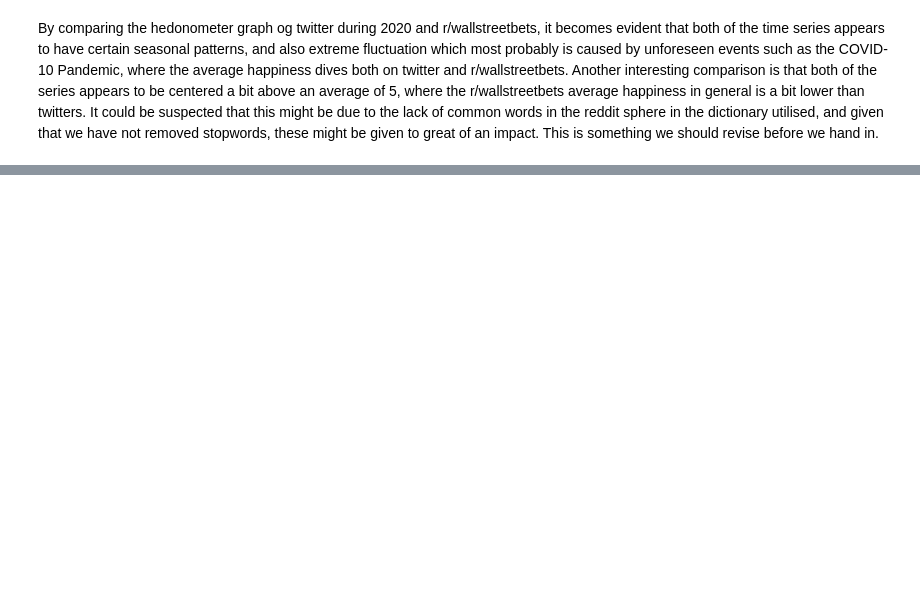
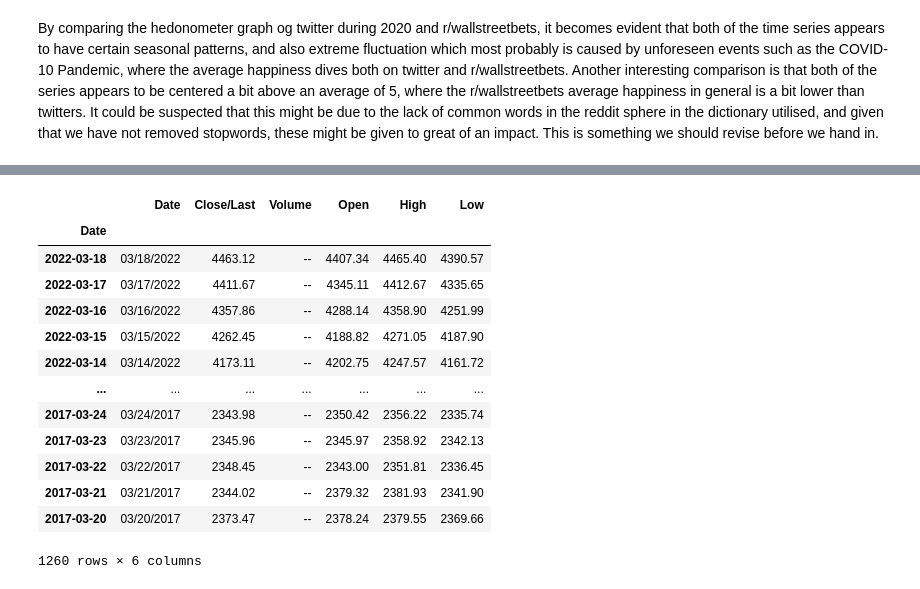
Before and after one commit to DanielHolmelund/Computational-Social-Science-02467, a Jupyter notebook: Week_7/Sentiment_analysis.ipynb, the cells around one changed output, grey strips where cells are left out. Saved outputs shown, nothing was run; the diff lists cells and outputs as text; code cells hidden in the pictures; blank space fills up the shorter version.

```diff
--- a/Week_7/Sentiment_analysis.ipynb
+++ b/Week_7/Sentiment_analysis.ipynb
@@ -285,0 +304,18 @@ By comparing the hedonometer graph og twitter during 2020 and r/wallstreetbets,
+# %%
+SP500.index = pd.to_datetime(SP500["Date"])
+SP500
+# %% [output]
+|  | Date | Close/Last | Volume | Open | High | Low |
+| Date |  |  |  |  |  |  |
+| 2022-03-18 | 03/18/2022 | 4463.12 | -- | 4407.34 | 4465.40 | 4390.57 |
+| 2022-03-17 | 03/17/2022 | 4411.67 | -- | 4345.11 | 4412.67 | 4335.65 |
+| 2022-03-16 | 03/16/2022 | 4357.86 | -- | 4288.14 | 4358.90 | 4251.99 |
+| 2022-03-15 | 03/15/2022 | 4262.45 | -- | 4188.82 | 4271.05 | 4187.90 |
+| 2022-03-14 | 03/14/2022 | 4173.11 | -- | 4202.75 | 4247.57 | 4161.72 |
+| ... | ... | ... | ... | ... | ... | ... |
+| 2017-03-24 | 03/24/2017 | 2343.98 | -- | 2350.42 | 2356.22 | 2335.74 |
+| 2017-03-23 | 03/23/2017 | 2345.96 | -- | 2345.97 | 2358.92 | 2342.13 |
+| 2017-03-22 | 03/22/2017 | 2348.45 | -- | 2343.00 | 2351.81 | 2336.45 |
+| 2017-03-21 | 03/21/2017 | 2344.02 | -- | 2379.32 | 2381.93 | 2341.90 |
+| 2017-03-20 | 03/20/2017 | 2373.47 | -- | 2378.24 | 2379.55 | 2369.66 |
+1260 rows × 6 columns
```
Also changed, not shown: parts of 27 cells of this notebook.
